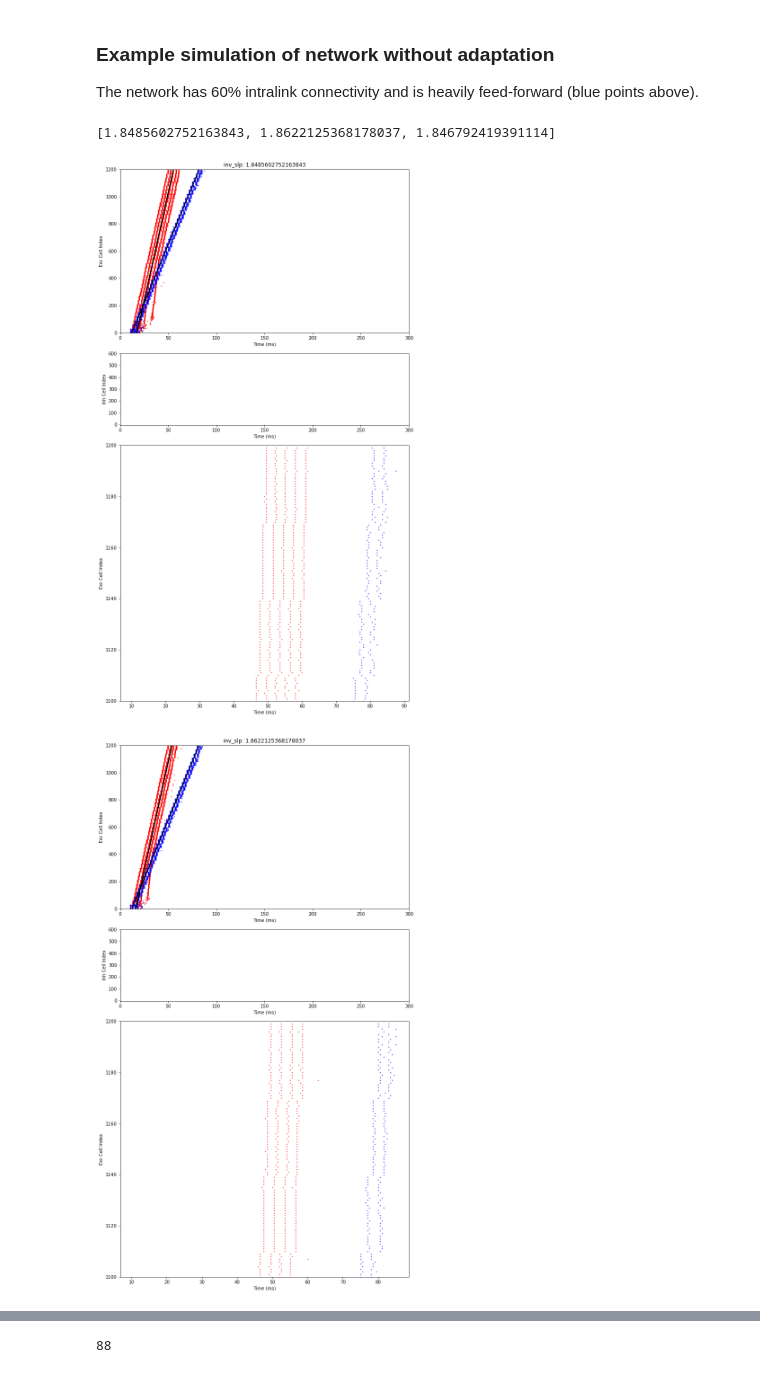
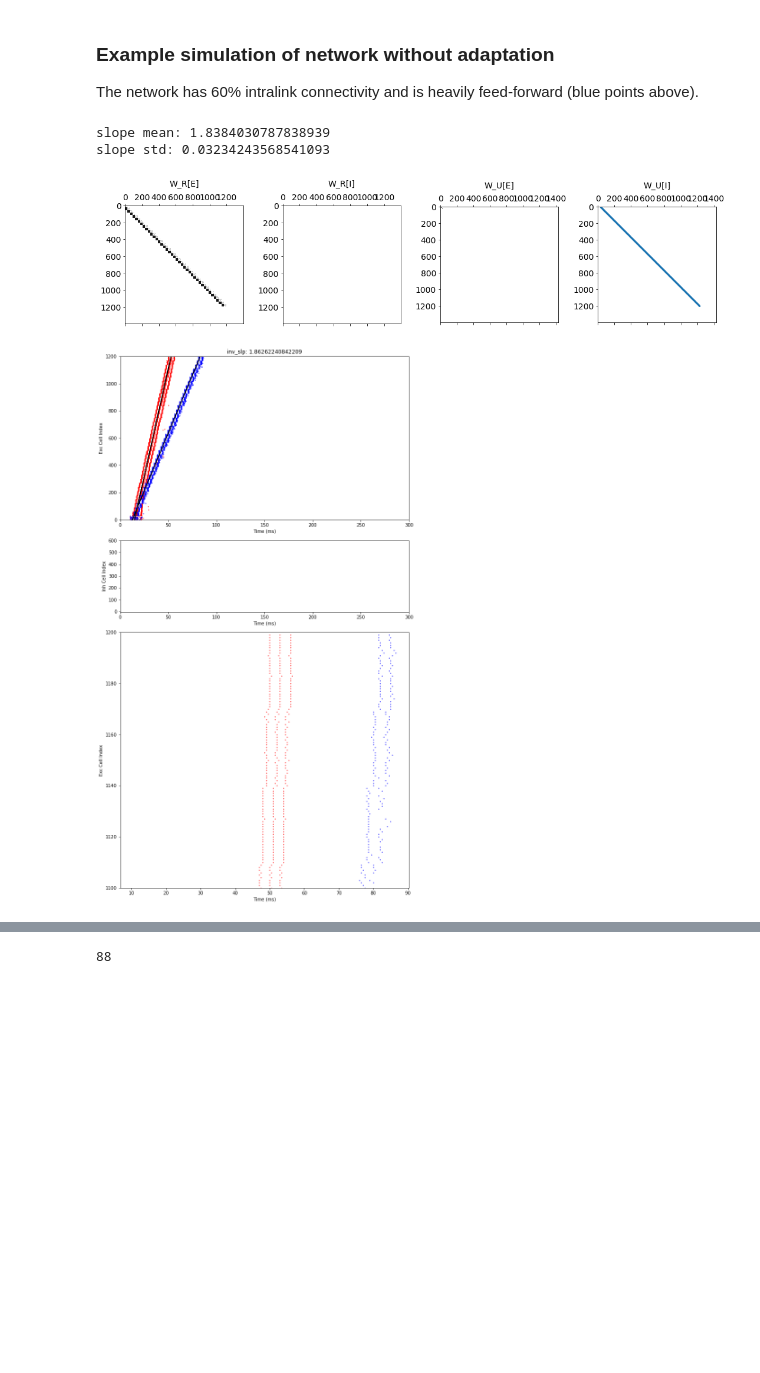
Before and after one commit to davidgbe/for_the_birds, a Jupyter notebook: D3_direct_inhibition_speed_control_biological_results.ipynb, the cells around one changed output, grey strips where cells are left out. Drawn from its saved outputs; the diff is of its cells as text; code cells hidden in the pictures; blank space fills up the shorter version.

```diff
--- a/D3_direct_inhibition_speed_control_biological_results.ipynb
+++ b/D3_direct_inhibition_speed_control_biological_results.ipynb
@@ -153,7 +153,7 @@ def run_test(m_t, w_e_i_r, w_i_e_r, w_e_e_r, w_e_e_f, w_uv, percent_cnxn_e_e, pe
             'A': m_t.W_A * np.eye(m_t.N_N),
         }
 
-        if show_connectivity:
+        if show_connectivity and rp_idx == 0:
             fig, axs = plt.subplots(1, 4, figsize=(15, 4), tight_layout=True)
             axs[0].matshow(w_r['E'], vmin=0, vmax=10e-6, cmap='binary')
             axs[0].set_title('W_R[E]\n')
@@ -473,8 +476,11 @@ graph_reliability_curve(params_for_per_6, res_for_per_6)
 ### Example simulation of network without adaptation
 The network has 60% intralink connectivity and is heavily feed-forward (blue points above).
 # %%
-quick_plot(m, 0, 0, 2e-6, 9e-6, 3e-5, .6, 1., overlay=True, repeats=3, show_connectivity=False)
+slopes = quick_plot(m, 0, 0, 2e-6, 9e-6, 3e-5, .6, 1., overlay=True, repeats=20, n_show_only=3, show_connectivity=True)
+print('slope mean:', slopes.mean())
+print('slope std:', slopes.std())
 # %% [output]
-[1.8485602752163843, 1.8622125368178037, 1.846792419391114]
+slope mean: 1.8384030787838939
+slope std: 0.03234243568541093
-[figure, old version]
+[figure, new version]
-[figure, old version]
+[figure, new version]
```
Also changed, not shown: parts of 3 cells of this notebook.
